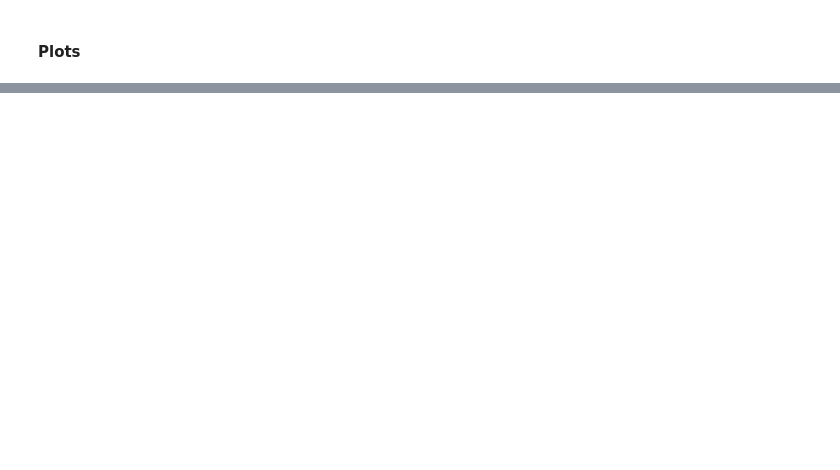
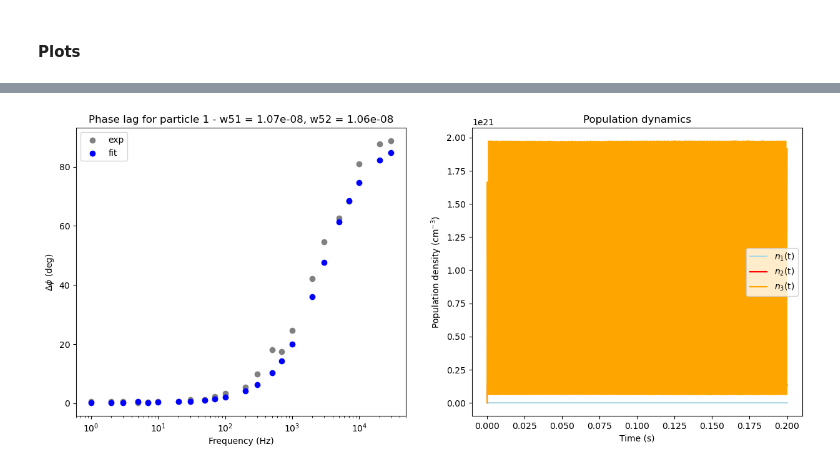
Before and after one commit to habakukc22/ode-system, a Jupyter notebook: ode-system-dimensionless-many-particles.ipynb, the cells around one changed output, grey strips where cells are left out. Cells and saved outputs as stored; diff of their text form; code cells hidden in the pictures; blank space fills up the shorter version.

Commit message:
dynamical system enhanced

```diff
--- a/ode-system-dimensionless-many-particles.ipynb
+++ b/ode-system-dimensionless-many-particles.ipynb
@@ -270,3 +270,7 @@ W52 encontrado = 6.18e-10 cm³/s
 # np.save("w_list", w_list)
 # %% [markdown]
 #### Plots
+# %%
+init_val_res = np.loadtxt("test.csv", delimiter=",", skiprows=1)
+
+print(init_val_res)
@@ -273,33 +296,79 @@ W52 encontrado = 6.18e-10 cm³/s
 # %%
-W51, W52 = 9.61e-8, 2.5e-10
-fases_calculadas = []
+# W51, W52 = 9.61e-8, 2.5e-10
 
 # num_points = 20
 
-for p_id, pd in enumerate(pd_list):
-    if p_id != 0: continue
-    frequencias_experimentais = pd[:num_points, 0]
-    fases_experimentais = pd[:num_points, 1]
 
-    for f in frequencias_experimentais:
-        # Simula 200 ciclos em tempo adimensional para garantir que o transiente morra
-        t_span = (0, 200)
-        t_eval = np.linspace(t_span[0], t_span[1], 10000)
+for iv_idx, iv in enumerate(init_val_res):
 
-        sol = solve_ivp(
-        odes,
-        t_span,
-        [0, 0, 0],
-        t_eval=t_eval,
-        args=(W51, W52, f),
-        method='Radau' # Mantendo o método Radau que demonstrou estabilidade acima
-        )
+    fases_calculadas = []
+    print(iv[1], iv[2])
 
-        # Converte de volta para unidades físicas antes de extrair a fase
-        n3 = (sol.y[2]) * n1
-        ts = (sol.t) * (1/f)
+    for p_id, pd in enumerate(pd_list):
+        if p_id != 0: continue
+        frequencias_experimentais = pd[:num_points, 0]
+        fases_experimentais = pd[:num_points, 1]
 
-        fase_calc = extrair_fase(ts, n3, f)
-        fases_calculadas.append(fase_calc)
+        W51, W52 = iv[1], iv[2]
 
-    fases_calculadas = np.array(fases_calculadas)
+        sol_to_plot = []
+
+        for f in frequencias_experimentais:
+            # Simula 200 ciclos em tempo adimensional para garantir que o transiente morra
+            t_span = (0, 200)
+            t_eval = np.linspace(t_span[0], t_span[1], 10000)
+
+            sol = solve_ivp(
+            odes,
+            t_span,
+            [0, 0, 0],
+            t_eval=t_eval,
+            args=(W51, W52, f),
+            method='Radau' # Mantendo o método Radau que demonstrou estabilidade acima
+            )
+
+            # Converte de volta para unidades físicas antes de extrair a fase
+            n3 = (sol.y[2]) * n1
+            ts = (sol.t) * (1/f)
+
+            n2 = (sol.y[1]) * n1
+            n11 = (sol.y[0]) * n1
+
+            if f == 1000:
+                sol_to_plot = [ts, n11, n2, n3]
+
+            # plt.plt(ts, n11)
+
+            fase_calc = extrair_fase(ts, n3, f)
+            fases_calculadas.append(fase_calc)
+
+        fases_calculadas = np.array(fases_calculadas)
+
+        print(f"chute inicial = {iv[0]}, custo = {iv[3]}")
+
+        fig, axs = plt.subplots(1, 2, figsize=(15, 6))
+
+        #Phase lag plot
+        axs[0].scatter(frequencias_experimentais, adj_ph(fases_experimentais), color="gray", label="exp")
+        axs[0].scatter(frequencias_experimentais, adj_ph(fases_calculadas), color="blue", label="fit")
+        axs[0].set_xscale("log")
+        axs[0].set_ylabel("$\Delta \phi$ (deg)")
+        axs[0].set_xlabel("Frequency (Hz)")
+        axs[0].set_title(f"Phase lag for particle 1 - w51 = {W51:.3}, w52 = {W52:.3}")
+        axs[0].legend()
+
+        #Population time evolution @ 1kHz
+
+        ts, n11, n2, n3 = sol_to_plot
+
+        axs[1].plot(ts, n11, color="lightblue", label="$n_1$(t)")
+        axs[1].plot(ts, n2, color="red", label="$n_2$(t)")
+        axs[1].plot(ts, n3, color="orange", label="$n_3$(t)")
+        # axs[1].set_xscale("log")
+        axs[1].set_ylabel("Population density (cm$^{-3}$)")
+        axs[1].set_xlabel("Time (s)")
+        axs[1].set_title(f"Population dynamics")
+        axs[1].legend()
+
+        plt.show()
+# %% [output]
@@ -305,0 +377 @@ for p_id, pd in enumerate(pd_list):
+[figure, added]
```
Also changed, not shown: parts of 11 cells of this notebook, 3 other files.
